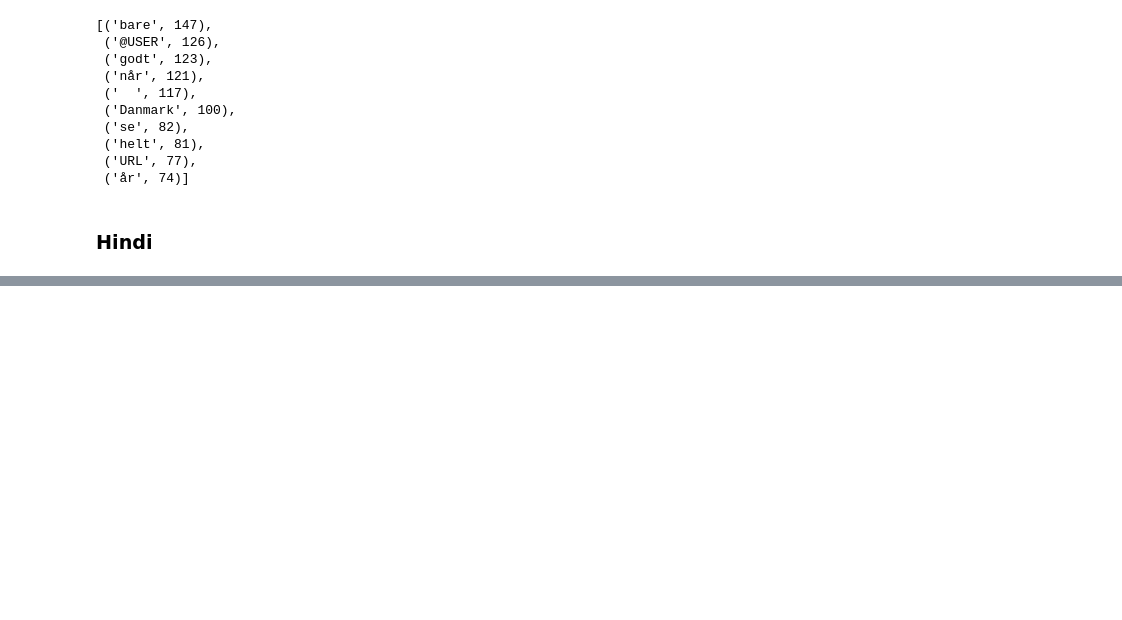
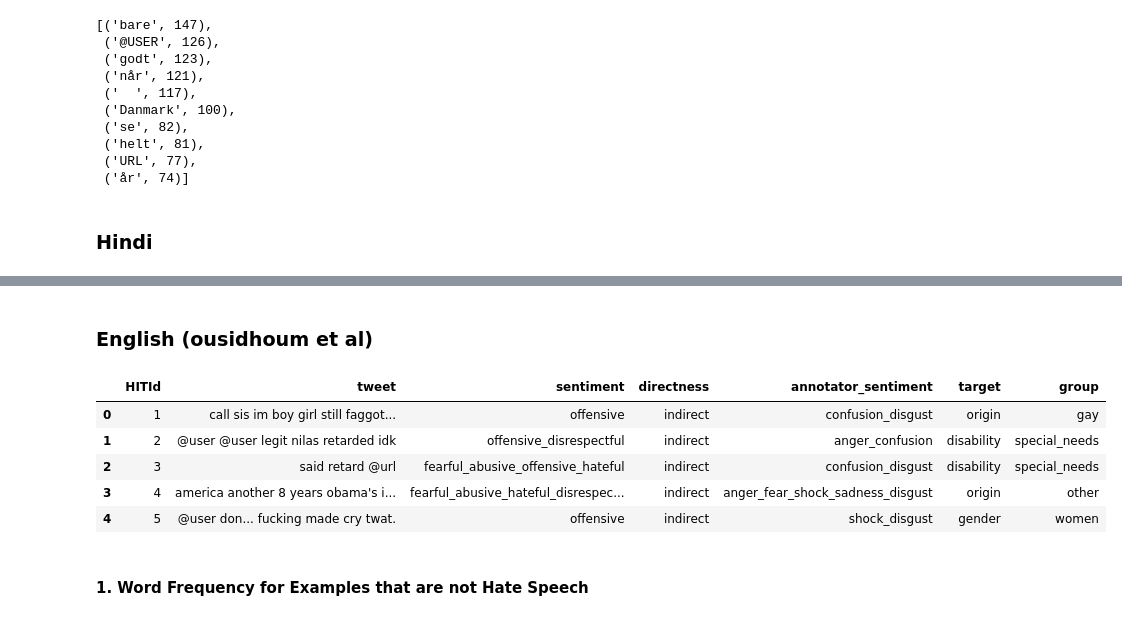
Before and after one commit to vidhur2k/Multilngual-Hate-Speech, a Jupyter notebook: preprocessing/inputstatistics.ipynb, the cells around one changed output, grey strips where cells are left out. Cells and saved outputs as stored; diff of their text form; code cells hidden in the pictures; blank space fills up the shorter version.

Commit message:
adds statistics for english and arabic

```diff
--- a/preprocessing/inputstatistics.ipynb
+++ b/preprocessing/inputstatistics.ipynb
@@ -112,7 +112,7 @@ Found a total of 2643 examples
 # %%
 # Necessary wrangling to fit it into a DataFrame
 data = []
-with open(f'{DATA_DIR}/spanish-pereira/labeled_corpus_6K.txt', 'r') as f:
+with open(f'{DATA_DIR}/spanish-pereira/labeled_corpus_6K.txt', 'r',encoding='utf-8') as f:
     for line in f.readlines():
         curr = line.split(";||;")
         data.append(curr[:-1] + [int(curr[-1][0])])
@@ -335,0 +377,15 @@ freqs.most_common()[:10]
+# %% [markdown]
+### English (ousidhoum et al)
+# %%
+df = pd.read_csv(f'{DATA_DIR}/english-ousidhoum/en_dataset.csv')
+# %%
+df.head()
+# %% [output]
+|  | HITId | tweet | sentiment | directness | annotator_sentiment | target | group |
+| 0 | 1 | call sis im boy girl still faggot... | offensive | indirect | confusion_disgust | origin | gay |
+| 1 | 2 | @user @user legit nilas retarded idk | offensive_disrespectful | indirect | anger_confusion | disability | special_needs |
+| 2 | 3 | said retard @url | fearful_abusive_offensive_hateful | indirect | confusion_disgust | disability | special_needs |
+| 3 | 4 | america another 8 years obama's i... | fearful_abusive_hateful_disrespec... | indirect | anger_fear_shock_sadness_disgust | origin | other |
+| 4 | 5 | @user don... fucking made cry twat. | offensive | indirect | shock_disgust | gender | women |
+# %% [markdown]
+#### 1. Word Frequency for Examples that are not Hate Speech
```
Also changed, not shown: parts of 26 cells of this notebook, 1 other file.
